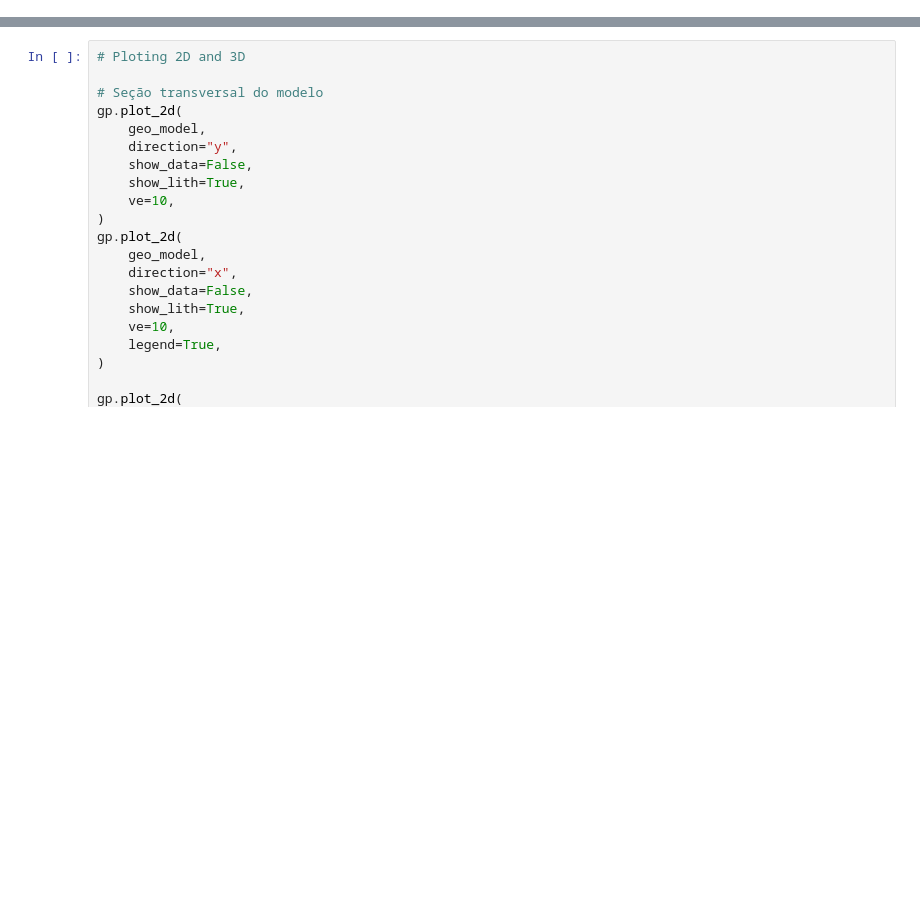
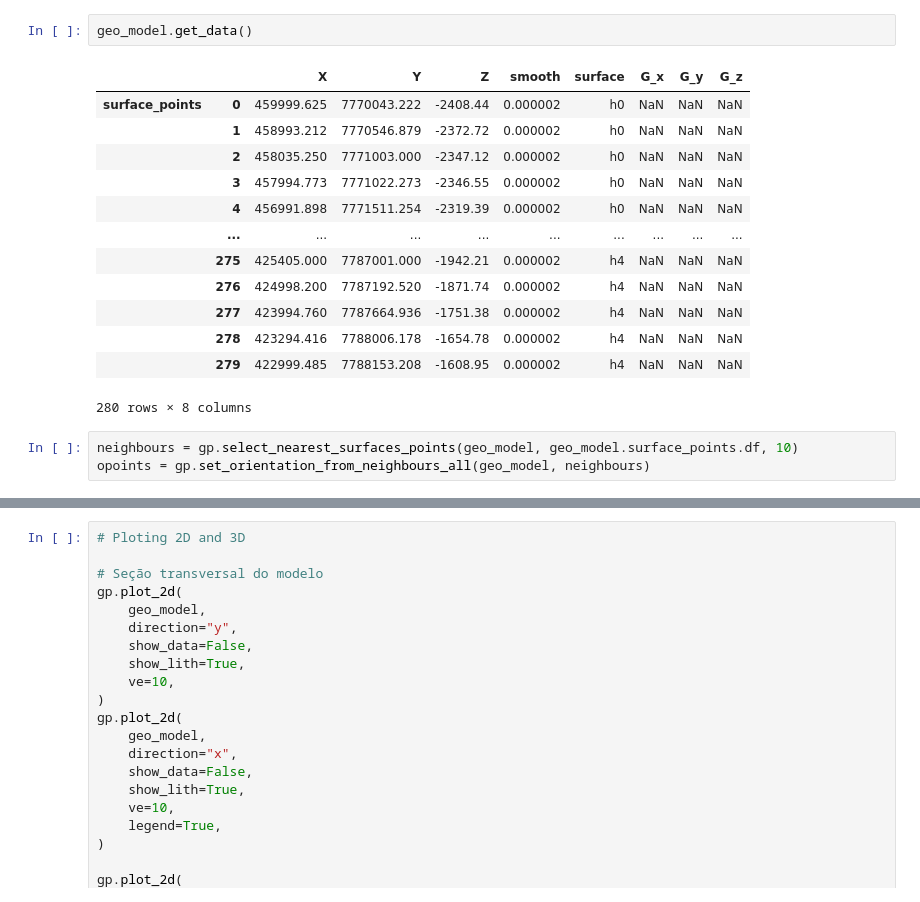
Before and after one commit to PR-4/3Dmodels, a Jupyter notebook: programs/BES/interpreted_seismics/GemPy 2.3.1/workflow_seis_inter_v1.ipynb, the cells around one changed output, grey strips where cells are left out. Saved outputs shown, nothing was run; the diff lists cells and outputs as text; blank space fills up the shorter version.

```diff
--- a/programs/BES/interpreted_seismics/GemPy 2.3.1/workflow_seis_inter_v1.ipynb
+++ b/programs/BES/interpreted_seismics/GemPy 2.3.1/workflow_seis_inter_v1.ipynb
@@ -15,0 +74,19 @@ geo_model = gp.create_model("BES_model_seismic_v1")
+# %%
+geo_model.get_data()
+# %% [output]
+|  |  | X | Y | Z | smooth | surface | G_x | G_y | G_z |
+| surface_points | 0 | 459999.625 | 7770043.222 | -2408.44 | 0.000002 | h0 | NaN | NaN | NaN |
+|  | 1 | 458993.212 | 7770546.879 | -2372.72 | 0.000002 | h0 | NaN | NaN | NaN |
+|  | 2 | 458035.250 | 7771003.000 | -2347.12 | 0.000002 | h0 | NaN | NaN | NaN |
+|  | 3 | 457994.773 | 7771022.273 | -2346.55 | 0.000002 | h0 | NaN | NaN | NaN |
+|  | 4 | 456991.898 | 7771511.254 | -2319.39 | 0.000002 | h0 | NaN | NaN | NaN |
+|  | ... | ... | ... | ... | ... | ... | ... | ... | ... |
+|  | 275 | 425405.000 | 7787001.000 | -1942.21 | 0.000002 | h4 | NaN | NaN | NaN |
+|  | 276 | 424998.200 | 7787192.520 | -1871.74 | 0.000002 | h4 | NaN | NaN | NaN |
+|  | 277 | 423994.760 | 7787664.936 | -1751.38 | 0.000002 | h4 | NaN | NaN | NaN |
+|  | 278 | 423294.416 | 7788006.178 | -1654.78 | 0.000002 | h4 | NaN | NaN | NaN |
+|  | 279 | 422999.485 | 7788153.208 | -1608.95 | 0.000002 | h4 | NaN | NaN | NaN |
+280 rows × 8 columns
+# %%
+neighbours = gp.select_nearest_surfaces_points(geo_model, geo_model.surface_points.df, 10)
+opoints = gp.set_orientation_from_neighbours_all(geo_model, neighbours)
```
Also changed, not shown: parts of 14 cells of this notebook, 7 other files.
